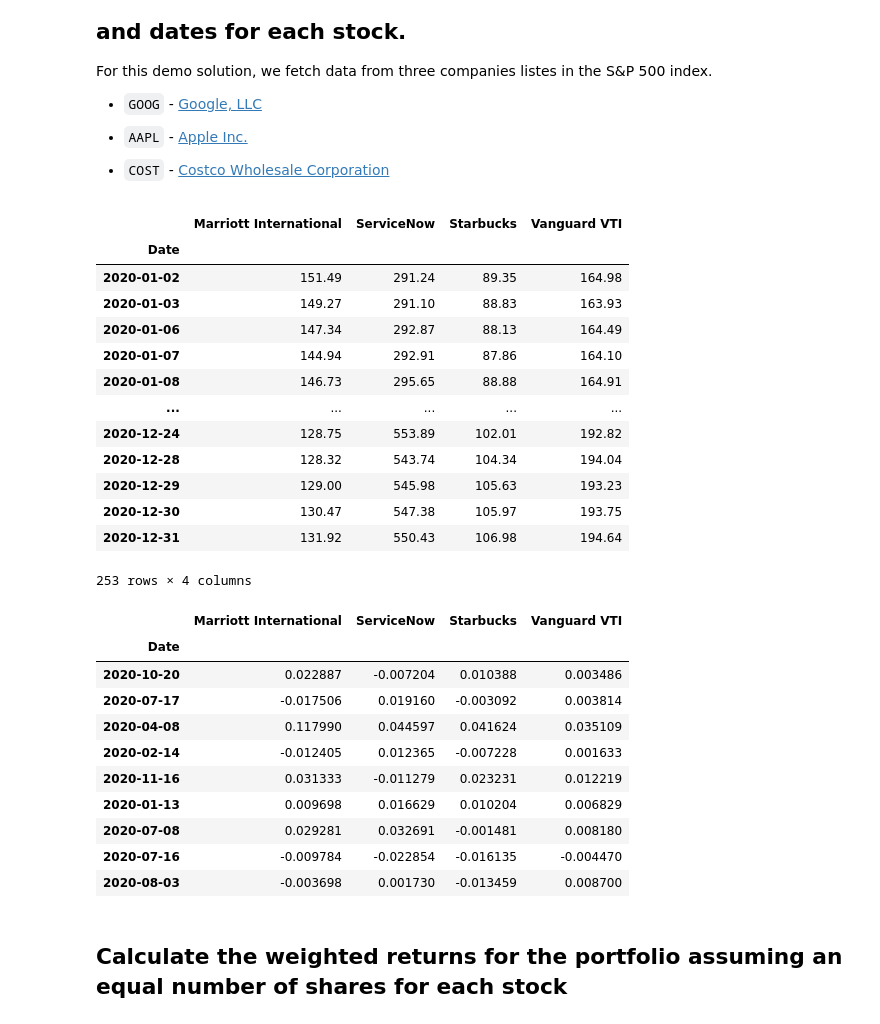
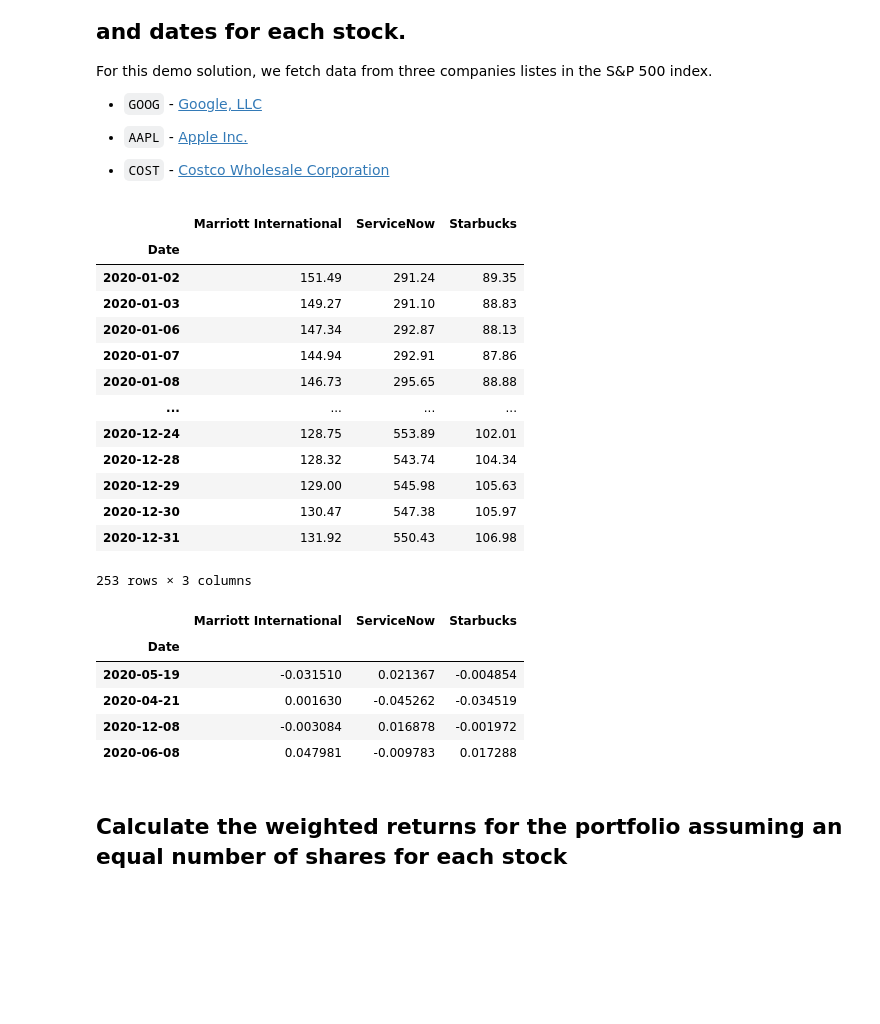
Before and after one commit to antonioserrano12/Pandas, a Jupyter notebook: whale_analysis.ipynb, the cells around one changed output. Drawn from its saved outputs; the diff is of its cells as text; code cells hidden in the pictures; blank space fills up the shorter version.

```diff
--- a/whale_analysis.ipynb
+++ b/whale_analysis.ipynb
@@ -504,23 +483,23 @@ vanguard_df = vanguard_df.set_index("Date")
 # %%
 # Combine all stocks in a single DataFrame
-portfolio_df = pd.concat([marriott_df, servicenow_df, starbucks_df, vanguard_df], axis='columns', join='inner')
+portfolio_df = pd.concat([marriott_df, servicenow_df, starbucks_df], axis='columns', join='inner')
 portfolio_df = portfolio_df.dropna()
 portfolio_df
 # %% [output]
-|  | Marriott International | ServiceNow | Starbucks | Vanguard VTI |
-| Date |  |  |  |  |
-| 2020-01-02 | 151.49 | 291.24 | 89.35 | 164.98 |
-| 2020-01-03 | 149.27 | 291.10 | 88.83 | 163.93 |
-| 2020-01-06 | 147.34 | 292.87 | 88.13 | 164.49 |
-| 2020-01-07 | 144.94 | 292.91 | 87.86 | 164.10 |
-| 2020-01-08 | 146.73 | 295.65 | 88.88 | 164.91 |
-| ... | ... | ... | ... | ... |
-| 2020-12-24 | 128.75 | 553.89 | 102.01 | 192.82 |
-| 2020-12-28 | 128.32 | 543.74 | 104.34 | 194.04 |
-| 2020-12-29 | 129.00 | 545.98 | 105.63 | 193.23 |
-| 2020-12-30 | 130.47 | 547.38 | 105.97 | 193.75 |
-| 2020-12-31 | 131.92 | 550.43 | 106.98 | 194.64 |
+|  | Marriott International | ServiceNow | Starbucks |
+| Date |  |  |  |
+| 2020-01-02 | 151.49 | 291.24 | 89.35 |
+| 2020-01-03 | 149.27 | 291.10 | 88.83 |
+| 2020-01-06 | 147.34 | 292.87 | 88.13 |
+| 2020-01-07 | 144.94 | 292.91 | 87.86 |
+| 2020-01-08 | 146.73 | 295.65 | 88.88 |
+| ... | ... | ... | ... |
+| 2020-12-24 | 128.75 | 553.89 | 102.01 |
+| 2020-12-28 | 128.32 | 543.74 | 104.34 |
+| 2020-12-29 | 129.00 | 545.98 | 105.63 |
+| 2020-12-30 | 130.47 | 547.38 | 105.97 |
+| 2020-12-31 | 131.92 | 550.43 | 106.98 |
-253 rows × 4 columns
+253 rows × 3 columns
 # %%
 # Reset Date index
 # Done
@@ -536,18 +515,13 @@ daily_returns_df.dropna(inplace=True)
 daily_returns_df.sort_values(by='Date', ascending=True, inplace=True)
 # %%
 # Display sample data
-daily_returns_df.sample(9)
+daily_returns_df.sample(4)
 # %% [output]
-|  | Marriott International | ServiceNow | Starbucks | Vanguard VTI |
-| Date |  |  |  |  |
-| 2020-10-20 | 0.022887 | -0.007204 | 0.010388 | 0.003486 |
-| 2020-07-17 | -0.017506 | 0.019160 | -0.003092 | 0.003814 |
-| 2020-04-08 | 0.117990 | 0.044597 | 0.041624 | 0.035109 |
-| 2020-02-14 | -0.012405 | 0.012365 | -0.007228 | 0.001633 |
-| 2020-11-16 | 0.031333 | -0.011279 | 0.023231 | 0.012219 |
-| 2020-01-13 | 0.009698 | 0.016629 | 0.010204 | 0.006829 |
-| 2020-07-08 | 0.029281 | 0.032691 | -0.001481 | 0.008180 |
-| 2020-07-16 | -0.009784 | -0.022854 | -0.016135 | -0.004470 |
-| 2020-08-03 | -0.003698 | 0.001730 | -0.013459 | 0.008700 |
+|  | Marriott International | ServiceNow | Starbucks |
+| Date |  |  |  |
+| 2020-05-19 | -0.031510 | 0.021367 | -0.004854 |
+| 2020-04-21 | 0.001630 | -0.045262 | -0.034519 |
+| 2020-12-08 | -0.003084 | 0.016878 | -0.001972 |
+| 2020-06-08 | 0.047981 | -0.009783 | 0.017288 |
 # %% [markdown]
 ## Calculate the weighted returns for the portfolio assuming an equal number of shares for each stock
```
Also changed, not shown: parts of 28 cells of this notebook.
